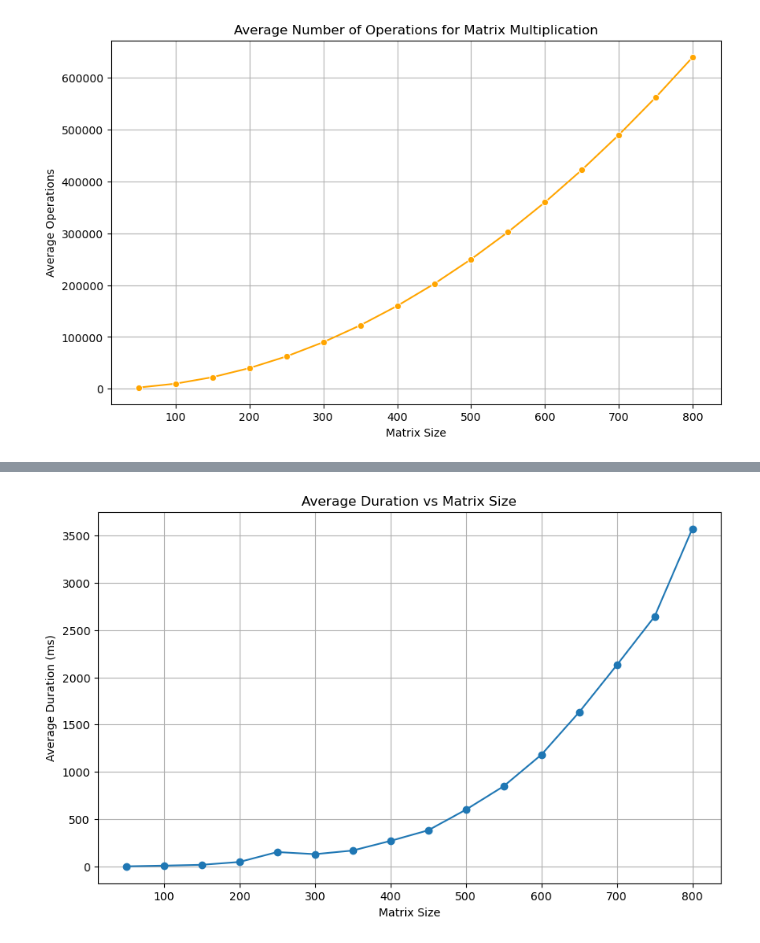
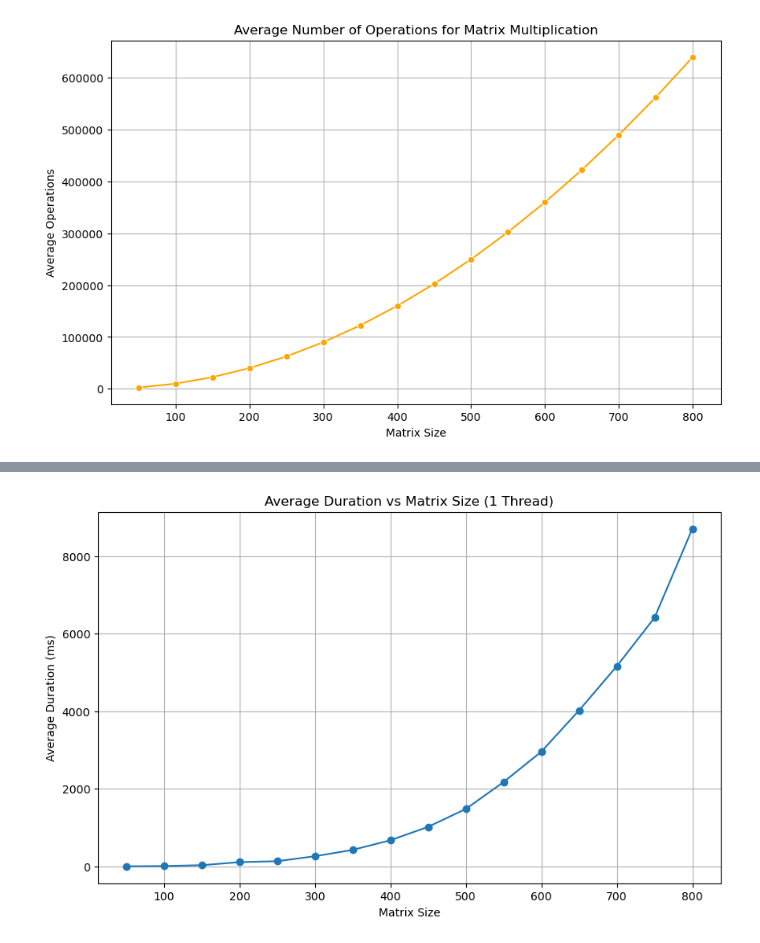
Before and after one commit to Airfix982/paralProg, a Jupyter notebook: parallLab1/draw.ipynb, the cells around one changed output, grey strips where cells are left out. Drawn from its saved outputs; the diff is of its cells as text; code cells hidden in the pictures.

```diff
--- a/parallLab1/draw.ipynb
+++ b/parallLab1/draw.ipynb
@@ -46,3 +46,12 @@ plt.savefig('./png/avg_oper_not_paral.png')
 plt.show()
 # %% [output]
 [figure]
+# %%
+import pandas as pd
+import matplotlib.pyplot as plt
+
+# Загрузка данных
+dataOMP = pd.read_csv('./csv/performance_openMP.csv')
+
+# Проверка данных
+print(dataOMP.head())
@@ -49,12 +72,15 @@ plt.show()
 # %%
+# Фильтрация данных для 1 потока
+data_1_thread = dataOMP[dataOMP[' ThreadCount'] == 1]
+
 plt.figure(figsize=(10, 6))
-plt.plot(dataOMP['MatrixSize'], dataOMP[' AverageDuration'], marker='o')
-plt.title('Average Duration vs Matrix Size')
+plt.plot(data_1_thread['MatrixSize'], data_1_thread[' MeanDuration'], marker='o')
+plt.title('Average Duration vs Matrix Size (1 Thread)')
 plt.xlabel('Matrix Size')
 plt.ylabel('Average Duration (ms)')
 plt.grid(True)
-plt.savefig('./png/avg_dur_OPM.png')
+plt.savefig('./png/avg_dur_OPM_1_thread.png')
 plt.show()
 # %% [output]
-[figure, old version]
+[figure, new version]
 # %%
```
Also changed, not shown: parts of 6 cells of this notebook, 11 other files.
